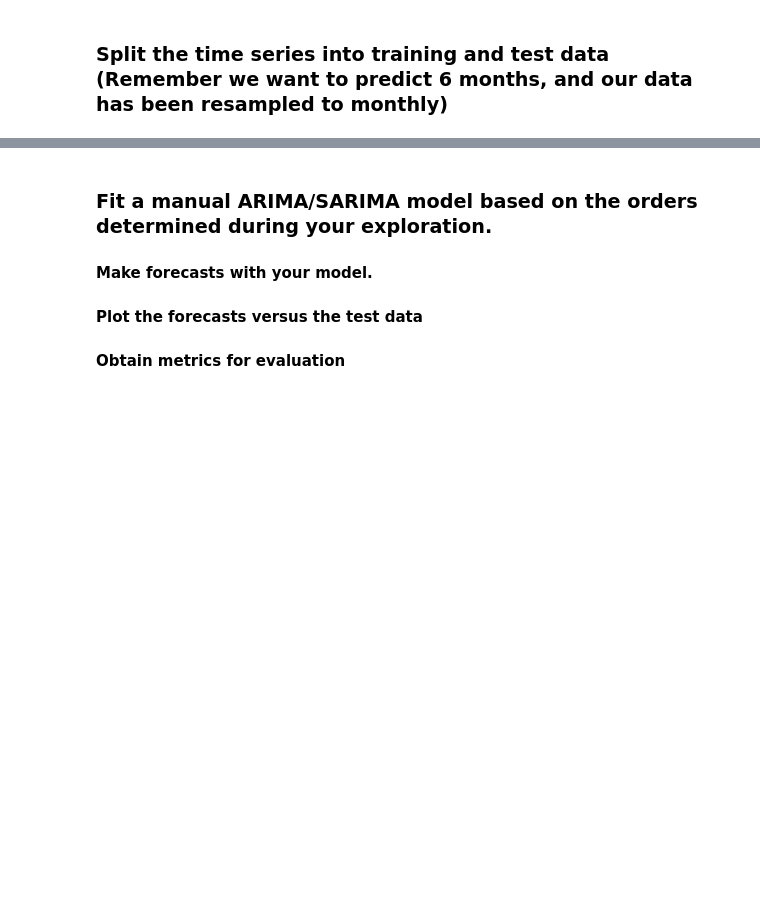
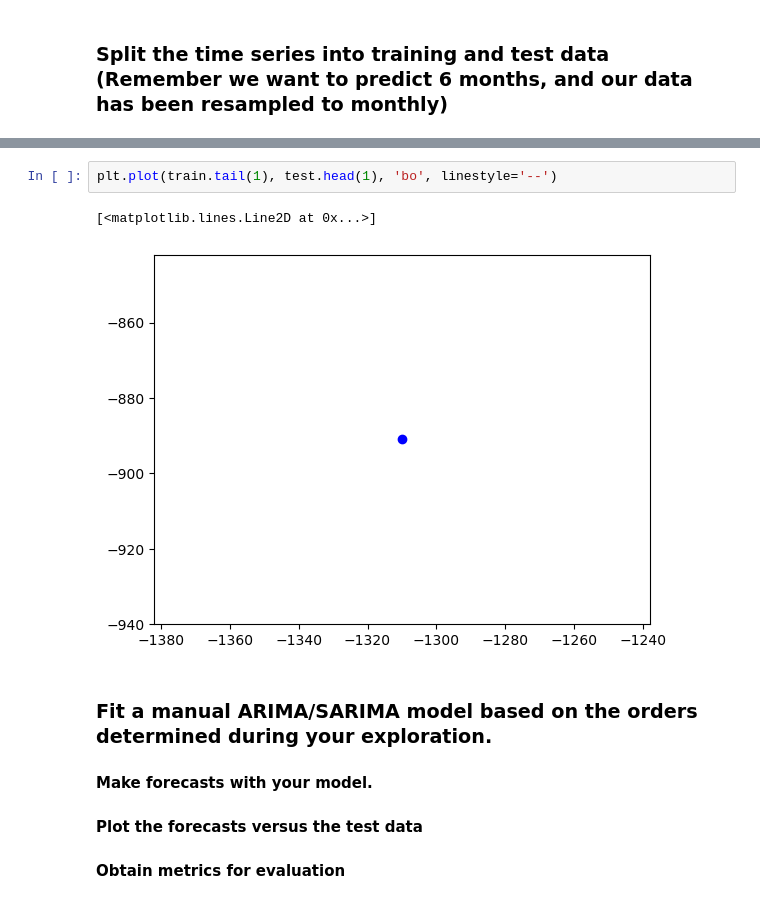
Before and after one commit to EhLeeOod/time-series, a Jupyter notebook: core-gridsearch-sarima.ipynb, the cells around one changed output, grey strips where cells are left out. Drawn from its saved outputs; the diff is of its cells as text; blank space fills up the shorter version.

```diff
--- a/core-gridsearch-sarima.ipynb
+++ b/core-gridsearch-sarima.ipynb
@@ -468,3 +477,8 @@ ax.legend();
+# %%
+plt.plot(train.tail(1), test.head(1), 'bo', linestyle='--')
+# %% [output]
+[<matplotlib.lines.Line2D at 0x...>]
+[figure, added]
 # %% [markdown]
 ### Fit a manual ARIMA/SARIMA model based on the orders determined during your exploration.
 #### Make forecasts with your model.
```
Also changed, not shown: parts of 2 cells of this notebook, 1 other file.
